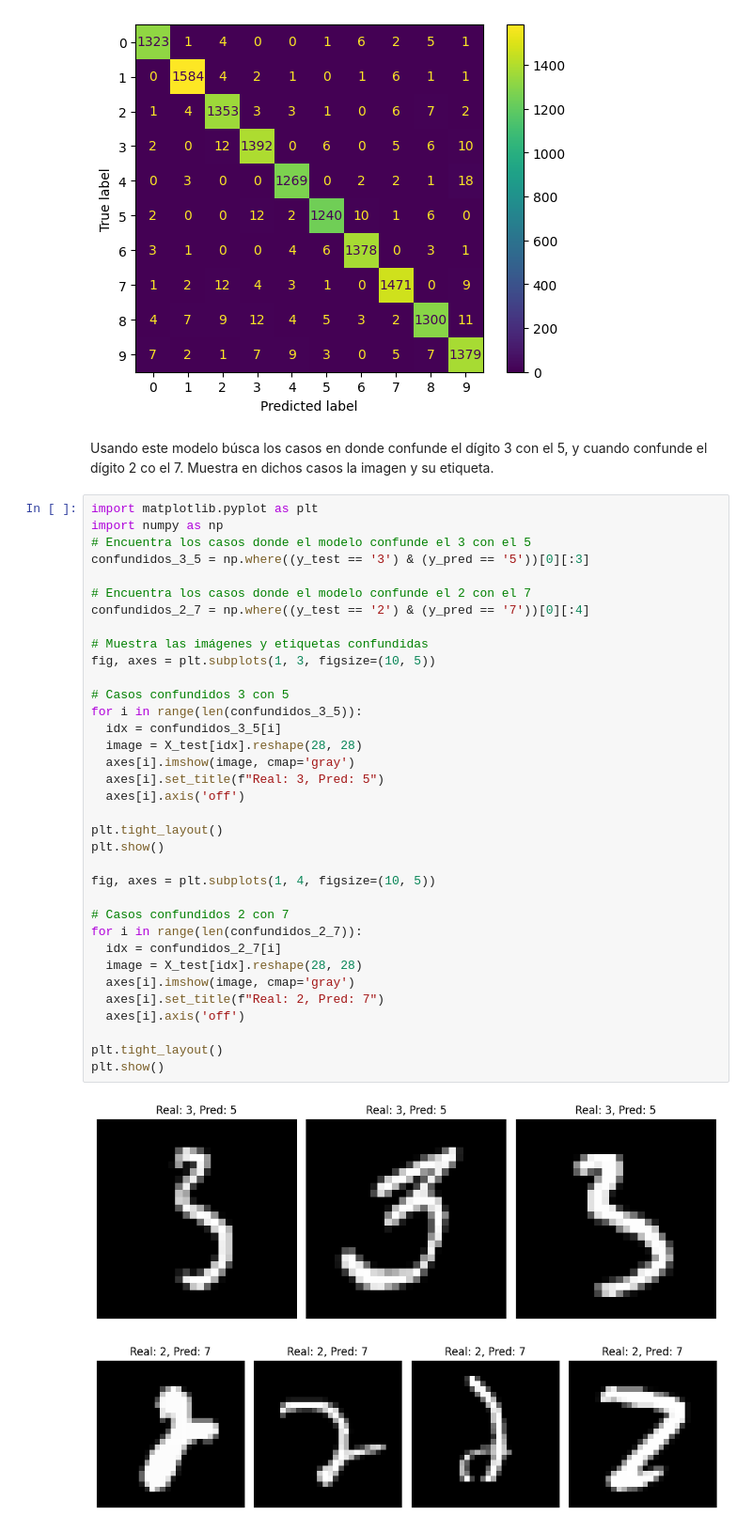
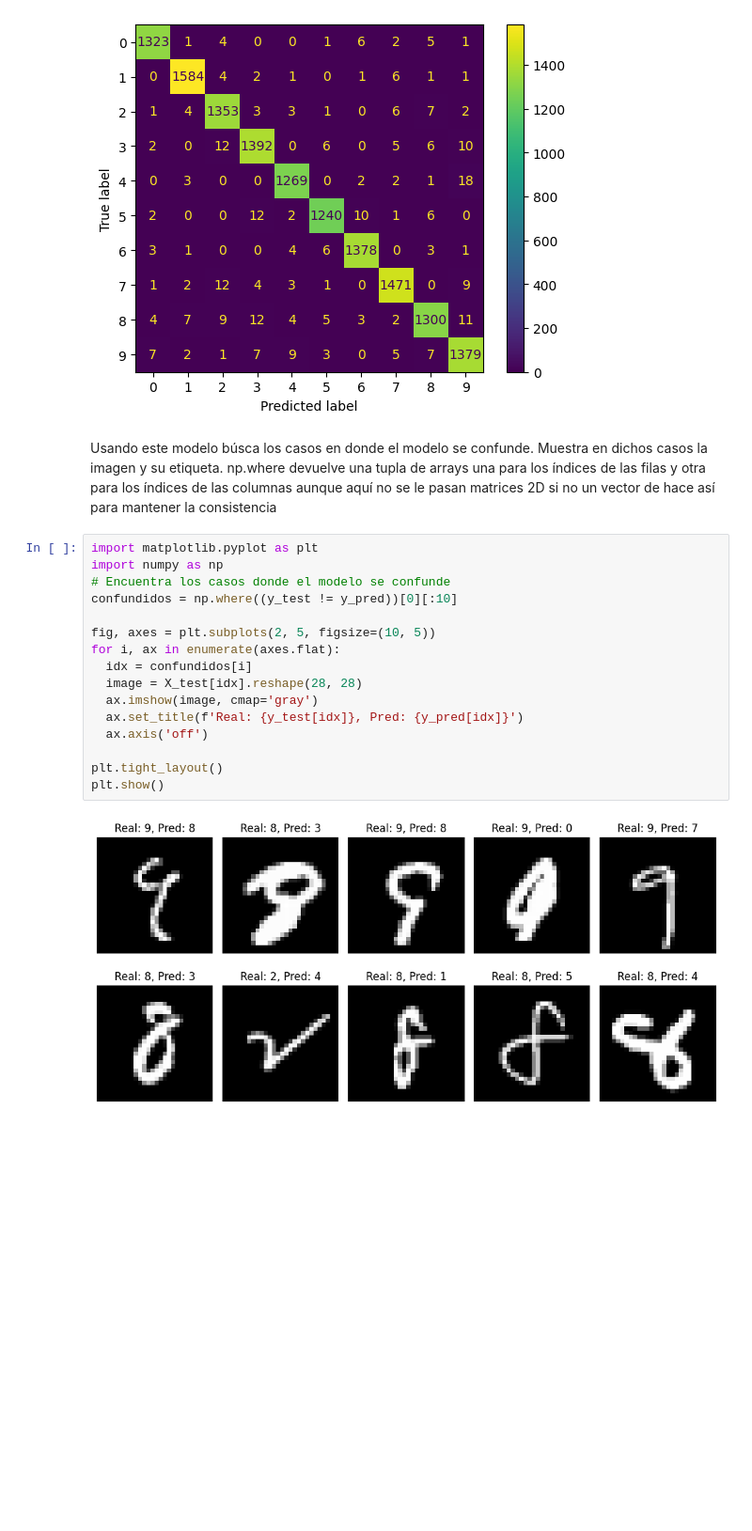
Before and after one commit to flightcomp/eia, a Jupyter notebook: moia/digitos_mlp.ipynb, the cells around one changed output. Shown at 94% size. Cells and saved outputs as stored; diff of their text form; blank space fills up the shorter version.

```diff
--- a/moia/digitos_mlp.ipynb
+++ b/moia/digitos_mlp.ipynb
@@ -105,43 +105,23 @@ from sklearn.metrics import ConfusionMatrixDisplay
 disp = ConfusionMatrixDisplay.from_predictions(y_test, y_pred)
 # %% [output]
 [figure]
-# %% [markdown]
-Usando este modelo búsca los casos en donde confunde el dígito 3 con el 5, y cuando confunde el dígito 2 co el 7. Muestra en dichos casos la imagen y su etiqueta.
+# %% [markdown]
+Usando este modelo búsca los casos en donde el modelo se confunde. Muestra en dichos casos la imagen y su etiqueta. np.where devuelve una tupla de arrays una para los índices de las filas y otra para los índices de las columnas aunque aquí no se le pasan matrices 2D si no un vector de hace así para mantener la consistencia
 # %%
 import matplotlib.pyplot as plt
 import numpy as np
-# Encuentra los casos donde el modelo confunde el 3 con el 5
-confundidos_3_5 = np.where((y_test == '3') & (y_pred == '5'))[0][:3]
+# Encuentra los casos donde el modelo se confunde
+confundidos = np.where((y_test != y_pred))[0][:10]
 
-# Encuentra los casos donde el modelo confunde el 2 con el 7
-confundidos_2_7 = np.where((y_test == '2') & (y_pred == '7'))[0][:4]
-
-# Muestra las imágenes y etiquetas confundidas
-fig, axes = plt.subplots(1, 3, figsize=(10, 5))
-
-# Casos confundidos 3 con 5
-for i in range(len(confundidos_3_5)):
-  idx = confundidos_3_5[i]
+fig, axes = plt.subplots(2, 5, figsize=(10, 5))
+for i, ax in enumerate(axes.flat):
+  idx = confundidos[i]
   image = X_test[idx].reshape(28, 28)
-  axes[i].imshow(image, cmap='gray')
-  axes[i].set_title(f"Real: 3, Pred: 5")
-  axes[i].axis('off')
+  ax.imshow(image, cmap='gray')
+  ax.set_title(f'Real: {y_test[idx]}, Pred: {y_pred[idx]}')
+  ax.axis('off')
 
 plt.tight_layout()
 plt.show()
-
-fig, axes = plt.subplots(1, 4, figsize=(10, 5))
-
-# Casos confundidos 2 con 7
-for i in range(len(confundidos_2_7)):
-  idx = confundidos_2_7[i]
-  image = X_test[idx].reshape(28, 28)
-  axes[i].imshow(image, cmap='gray')
-  axes[i].set_title(f"Real: 2, Pred: 7")
-  axes[i].axis('off')
-
-plt.tight_layout()
-plt.show()
 # %% [output]
-[figure, old version]
+[figure, new version]
-[figure, removed]
```
Also changed, not shown: parts of 4 cells of this notebook, 7 other files.
